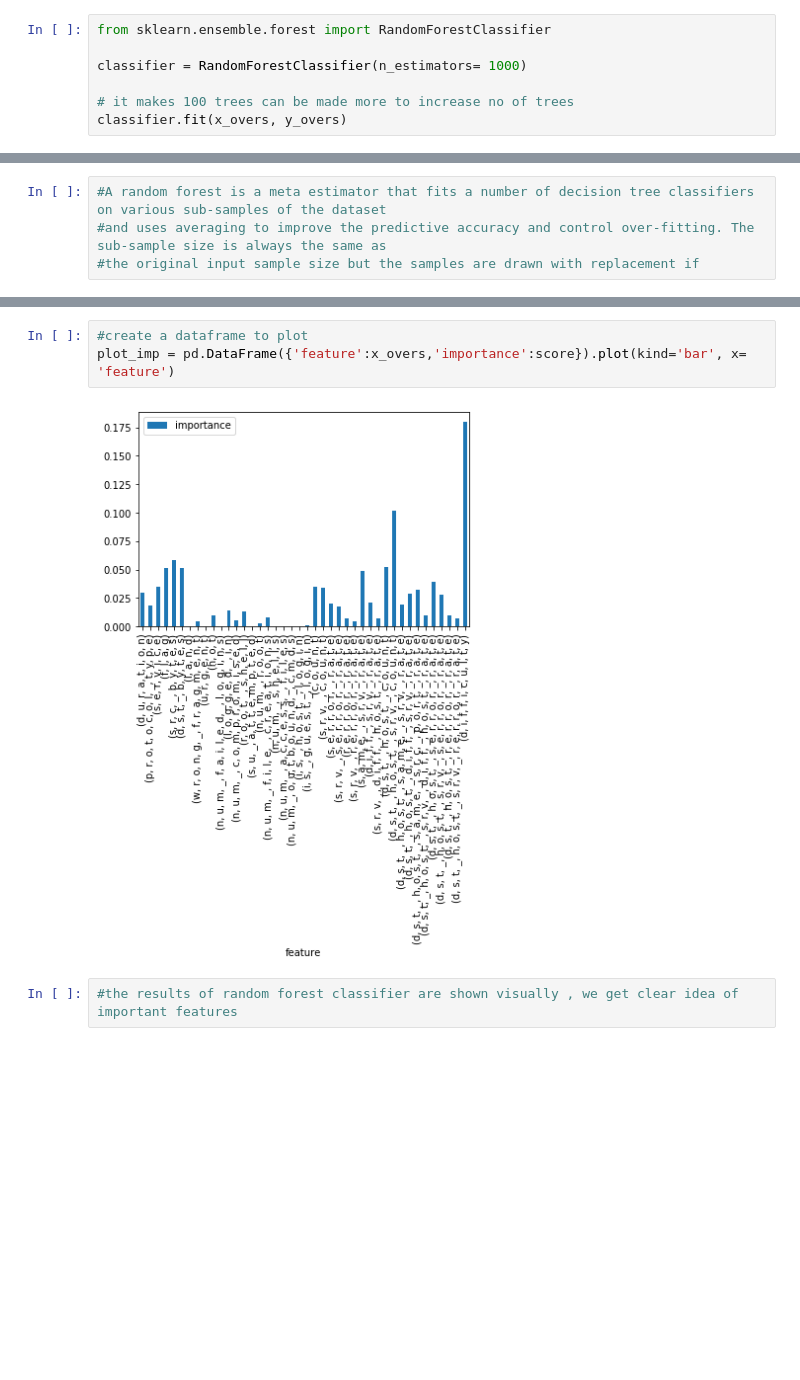
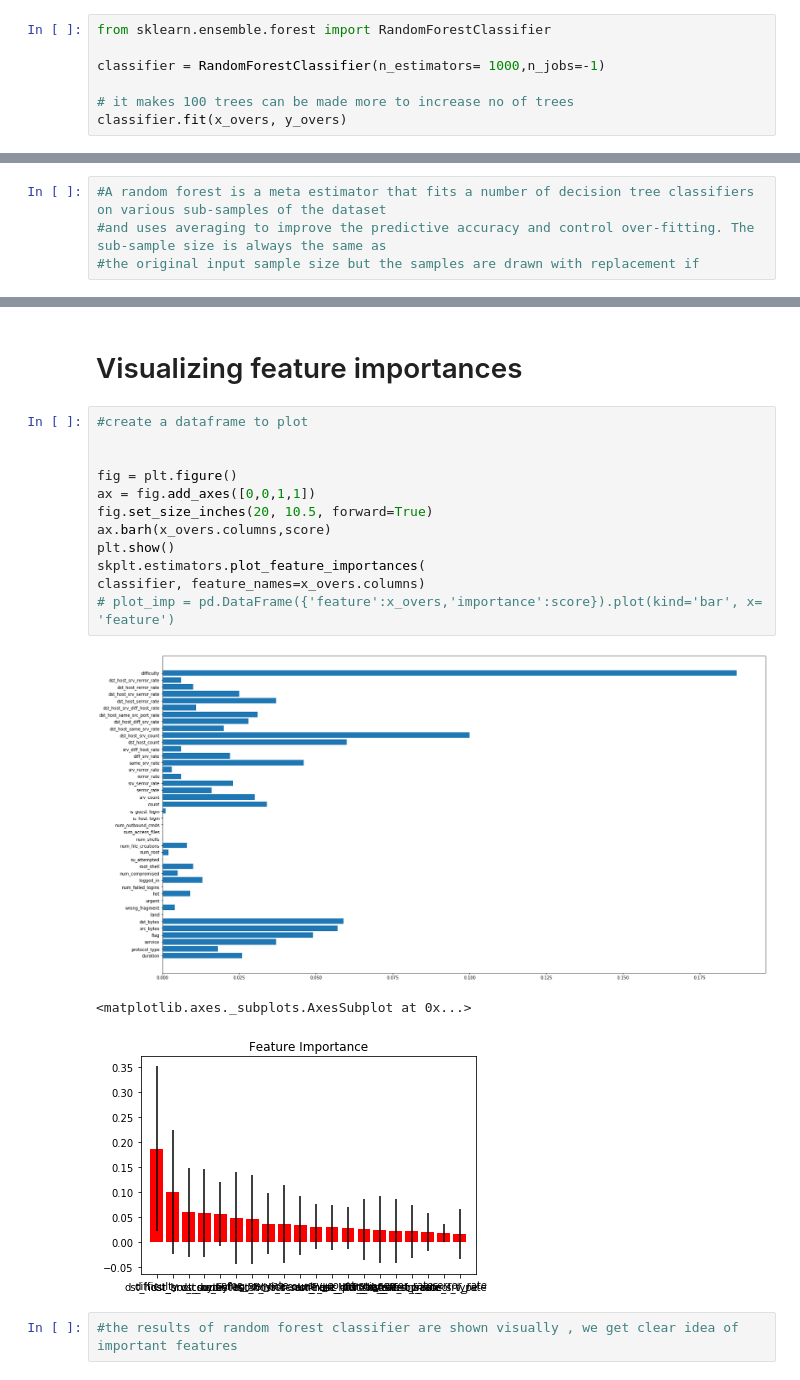
Before and after one commit to abdullahbilalawan/Intrusion_detction_using_AIand-ml, a Jupyter notebook: Intrusion_ml.ipynb, the cells around one changed output, grey strips where cells are left out. Drawn from its saved outputs; the diff is of its cells as text; blank space fills up the shorter version.

```diff
--- a/Intrusion_ml.ipynb
+++ b/Intrusion_ml.ipynb
@@ -430,7 +432,7 @@ array([0, 0, 1, ..., 0, 1, 2])
 # %%
 from sklearn.ensemble.forest import RandomForestClassifier
 
-classifier = RandomForestClassifier(n_estimators= 1000)
+classifier = RandomForestClassifier(n_estimators= 1000,n_jobs=-1)
 
 # it makes 100 trees can be made more to increase no of trees
 classifier.fit(x_overs, y_overs)
@@ -474,8 +476,21 @@ array([0.03 , 0.018, 0.035, 0.051, 0.058, 0.051, 0.   , 0.004, 0.   ,
+# %% [markdown]
+# Visualizing feature importances
 # %%
 #create a dataframe to plot
-plot_imp = pd.DataFrame({'feature':x_overs,'importance':score}).plot(kind='bar', x= 'feature')
+
+
+fig = plt.figure()
+ax = fig.add_axes([0,0,1,1])
+fig.set_size_inches(20, 10.5, forward=True)
+ax.barh(x_overs.columns,score)
+plt.show()
+skplt.estimators.plot_feature_importances(
+classifier, feature_names=x_overs.columns)
+# plot_imp = pd.DataFrame({'feature':x_overs,'importance':score}).plot(kind='bar', x= 'feature')
 # %% [output]
-[figure, old version]
+[figure, new version]
+<matplotlib.axes._subplots.AxesSubplot at 0x...>
+[figure, added]
 # %%
 #the results of random forest classifier are shown visually , we get clear idea of important features
 # %%
```
Also changed, not shown: parts of 70 cells of this notebook.
